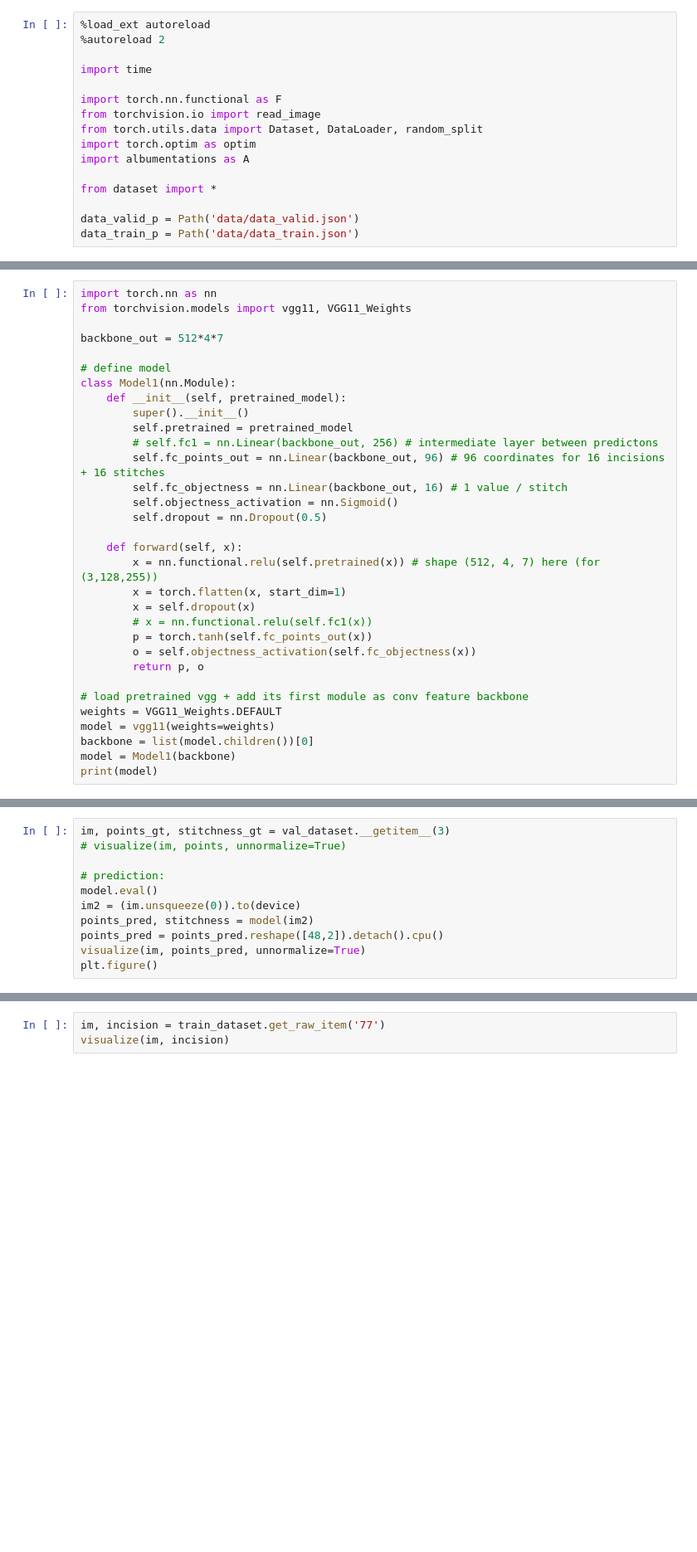
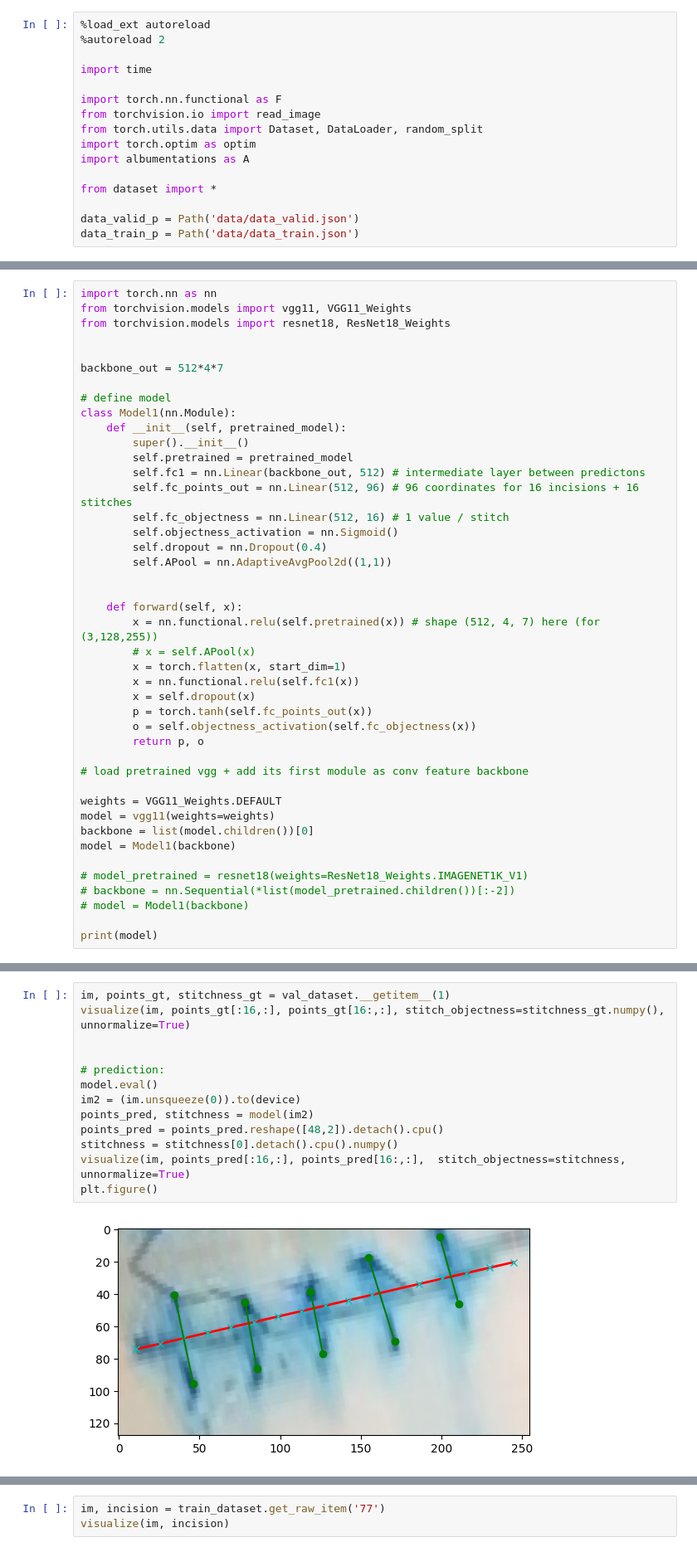
Before and after one commit to tomhruby1/zdo, a Jupyter notebook: training_all.ipynb, the cells around one changed output, grey strips where cells are left out. Shown at 83% size. Saved outputs shown, nothing was run; the diff lists cells and outputs as text; blank space fills up the shorter version.

```diff
--- a/training_all.ipynb
+++ b/training_all.ipynb
@@ -63,6 +118,8 @@ array([[-1.9511045e+00, -6.7309237e+00],
 # %%
 import torch.nn as nn
 from torchvision.models import vgg11, VGG11_Weights
+from torchvision.models import resnet18, ResNet18_Weights
+
 
 backbone_out = 512*4*7
 
@@ -71,26 +128,35 @@ class Model1(nn.Module):
     def __init__(self, pretrained_model):
         super().__init__()
         self.pretrained = pretrained_model
-        # self.fc1 = nn.Linear(backbone_out, 256) # intermediate layer between predictons
-        self.fc_points_out = nn.Linear(backbone_out, 96) # 96 coordinates for 16 incisions + 16 stitches
-        self.fc_objectness = nn.Linear(backbone_out, 16) # 1 value / stitch
+        self.fc1 = nn.Linear(backbone_out, 512) # intermediate layer between predictons
+        self.fc_points_out = nn.Linear(512, 96) # 96 coordinates for 16 incisions + 16 stitches
+        self.fc_objectness = nn.Linear(512, 16) # 1 value / stitch
         self.objectness_activation = nn.Sigmoid()
-        self.dropout = nn.Dropout(0.5)
+        self.dropout = nn.Dropout(0.4)
+        self.APool = nn.AdaptiveAvgPool2d((1,1))
+
 
     def forward(self, x):
         x = nn.functional.relu(self.pretrained(x)) # shape (512, 4, 7) here (for (3,128,255))
+        # x = self.APool(x)
         x = torch.flatten(x, start_dim=1)
+        x = nn.functional.relu(self.fc1(x))
         x = self.dropout(x)
-        # x = nn.functional.relu(self.fc1(x))
         p = torch.tanh(self.fc_points_out(x))
         o = self.objectness_activation(self.fc_objectness(x))
         return p, o
 
 # load pretrained vgg + add its first module as conv feature backbone
+
 weights = VGG11_Weights.DEFAULT
 model = vgg11(weights=weights)
 backbone = list(model.children())[0]
 model = Model1(backbone)
+
+# model_pretrained = resnet18(weights=ResNet18_Weights.IMAGENET1K_V1)
+# backbone = nn.Sequential(*list(model_pretrained.children())[:-2])
+# model = Model1(backbone)
+
 print(model)
 # %% [output]
 Model1(
@@ -253,12 +277,15 @@ training finished
 # %%
-im, points_gt, stitchness_gt = val_dataset.__getitem__(3)
-# visualize(im, points, unnormalize=True)
+im, points_gt, stitchness_gt = val_dataset.__getitem__(1)
+visualize(im, points_gt[:16,:], points_gt[16:,:], stitch_objectness=stitchness_gt.numpy(), unnormalize=True)
+
 
 # prediction:
 model.eval()
 im2 = (im.unsqueeze(0)).to(device)
 points_pred, stitchness = model(im2)
 points_pred = points_pred.reshape([48,2]).detach().cpu()
-visualize(im, points_pred, unnormalize=True)
+stitchness = stitchness[0].detach().cpu().numpy()
+visualize(im, points_pred[:16,:], points_pred[16:,:],  stitch_objectness=stitchness, unnormalize=True)
 plt.figure()
 # %% [output]
+[figure, new version]
```
Also changed, not shown: parts of 11 cells of this notebook, 4 other files.
